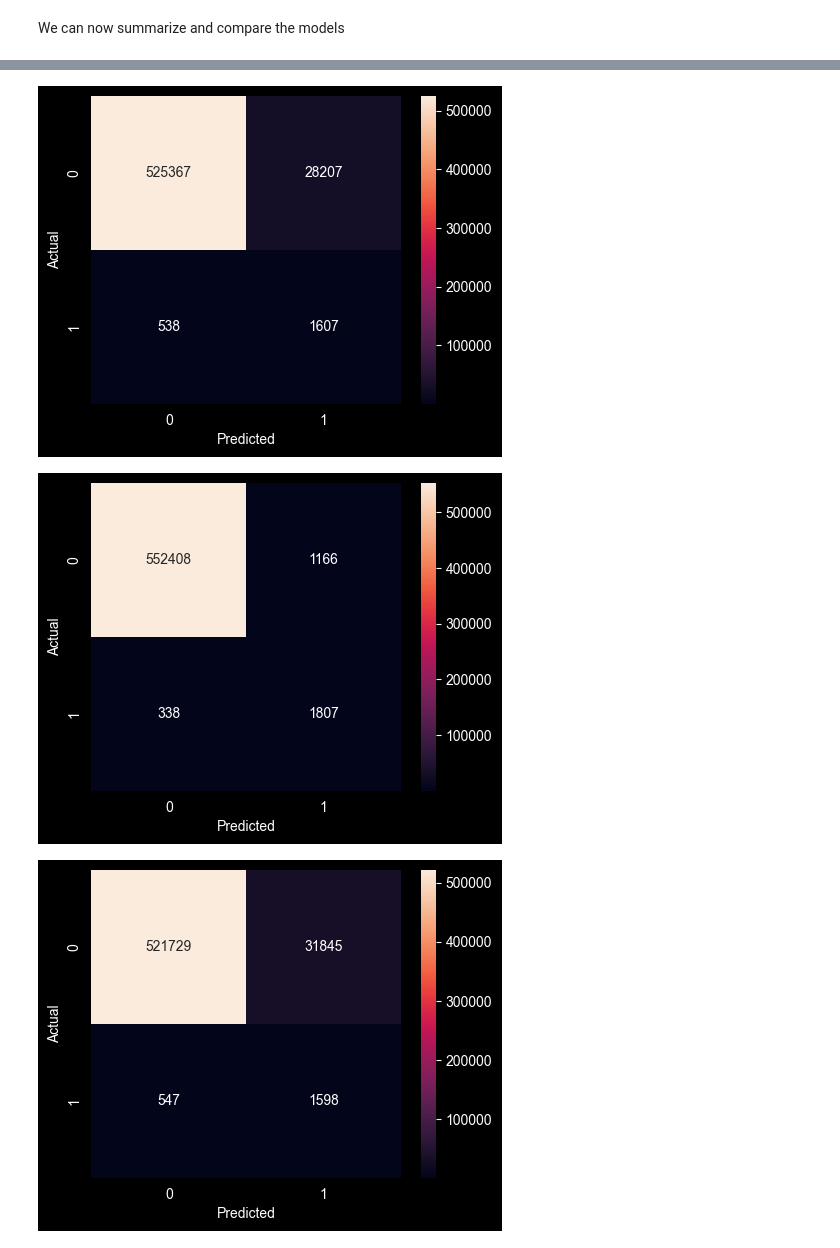
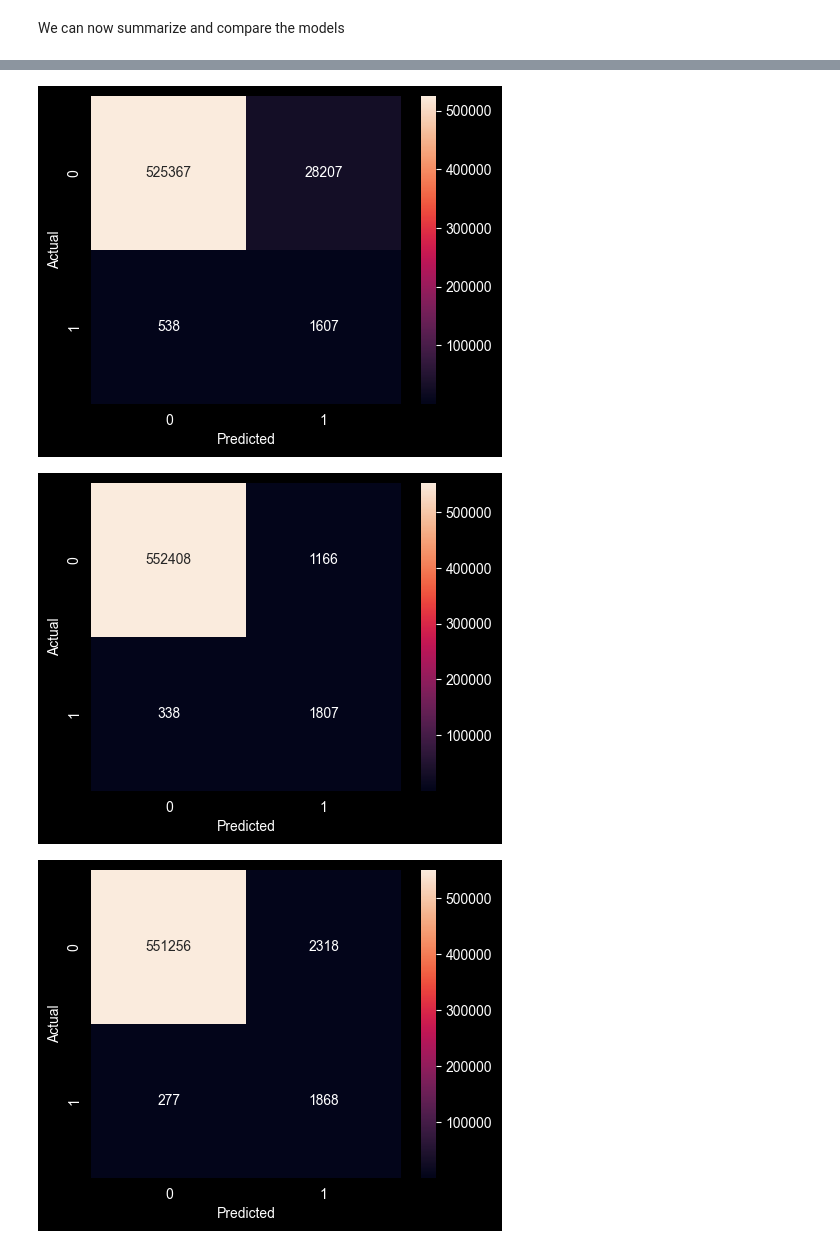
Before and after one commit to Teafox56a/Credit-Card-Fraudulent-Transactions-ML, a Jupyter notebook: CreditCardFraudML.ipynb, the cells around one changed output, grey strips where cells are left out. Drawn from its saved outputs; the diff is of its cells as text; code cells hidden in the pictures.

```diff
--- a/CreditCardFraudML.ipynb
+++ b/CreditCardFraudML.ipynb
@@ -152,11 +150,10 @@ We use calibrated classifier to get the probabilities.
 # %%
-base_svc = LinearSVC(class_weight='balanced',max_iter=500)
-svc_calibrated = CalibratedClassifierCV(estimator=base_svc,method='sigmoid',cv=3)
-svc_calibrated.fit(X_train_res, y_train_res)
-y_pred_svc = svc_calibrated.predict(X_test_scaled)
-y_prob_svc = svc_calibrated.predict_proba(X_test_scaled)[:, 1]
-print(classification_report(y_test, y_pred_svc))
-print("PR AUC:", pr_auc_score(y_test, y_prob_svc))
+knn = KNeighborsClassifier(n_neighbors=5,weights='distance',n_jobs=-1)
+knn.fit(X_train_res, y_train_res)
+y_pred_knn = knn.predict(X_test_scaled)
+y_prob_knn = knn.predict_proba(X_test_scaled)[:, 1]
+print(classification_report(y_test, y_pred_knn))
+print("PR AUC:", pr_auc_score(y_test, y_prob_knn))
 # %% [output]
               precision    recall  f1-score   support
 
@@ -215,12 +212,12 @@ The confusion matrix are for logistic regression, random forest and svc in order
 # %%
-for y in [y_pred_lr, y_pred_rf, y_pred_svc]:
+for y in [y_pred_lr, y_pred_rf, y_pred_knn]:
     cm = confusion_matrix(y_test, y)
     plt.figure(figsize=(5,4))
     sns.heatmap(cm, annot=True, fmt='d')
     plt.xlabel("Predicted")
     plt.ylabel("Actual")
     plt.show()
 # %% [output]
 [figure]
 [figure]
-[figure, old version]
+[figure, new version]
```
Also changed, not shown: parts of 5 cells of this notebook.
